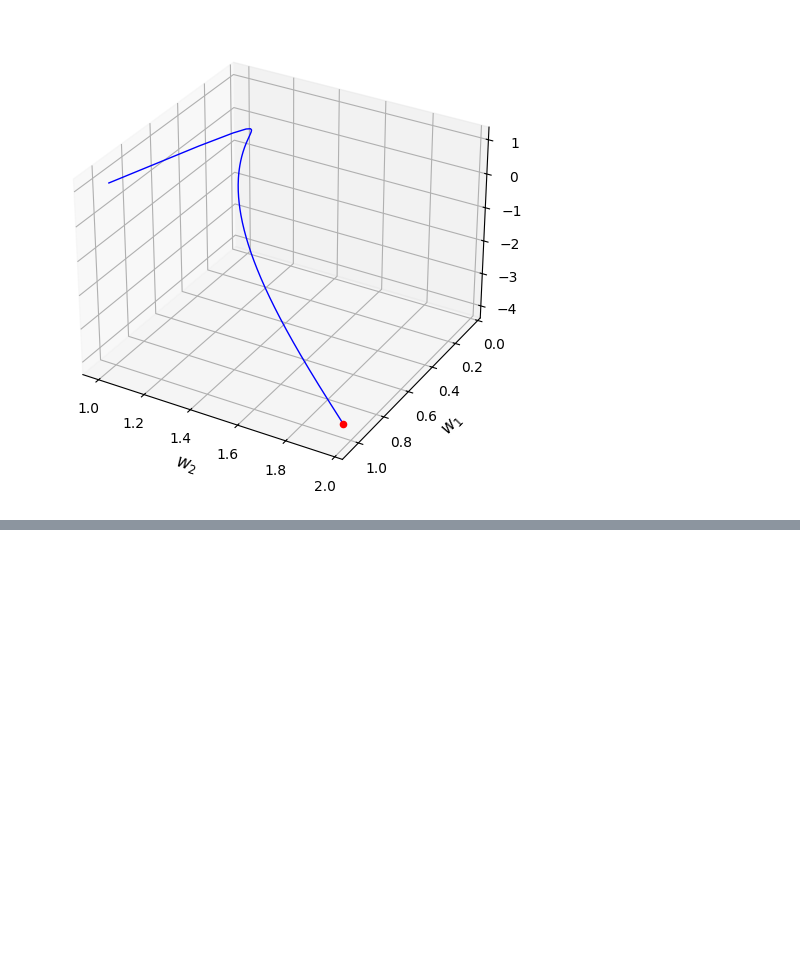
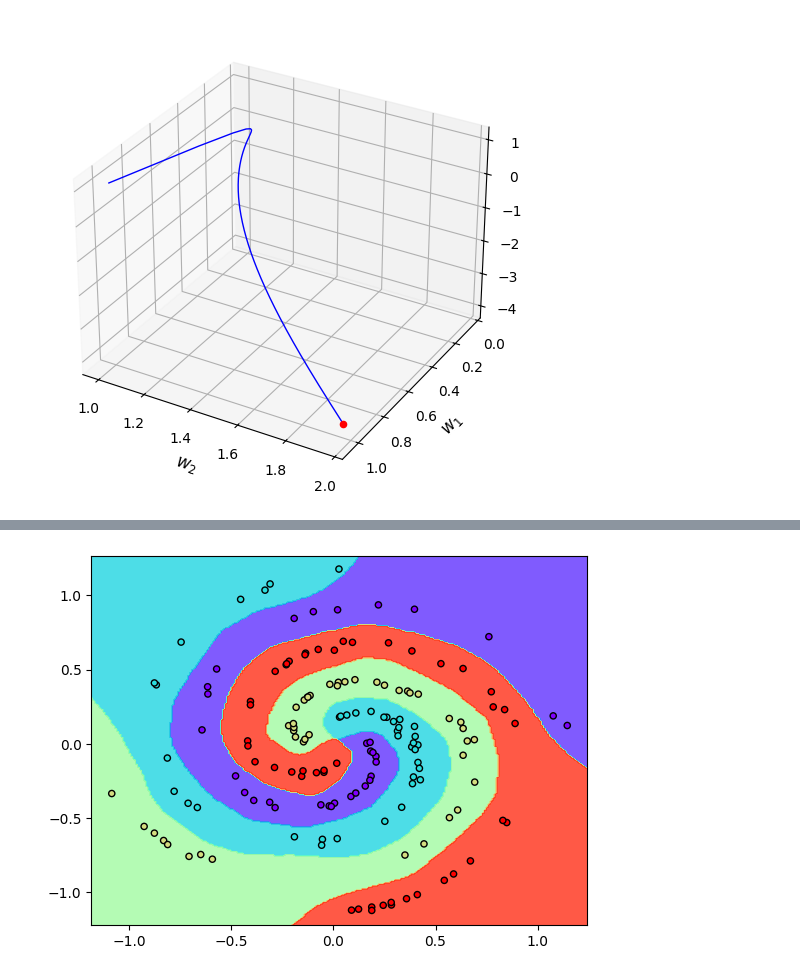
Before and after one commit to kajok88/Intro2AI, a Jupyter notebook: teht.ipynb, the cells around one changed output, grey strips where cells are left out. Saved outputs shown, nothing was run; the diff lists cells and outputs as text; code cells hidden in the pictures; blank space fills up the shorter version.

Commit message:
made it up to neural network exercises

```diff
--- a/teht.ipynb
+++ b/teht.ipynb
@@ -294,0 +522,74 @@ plt.show()
+# %%
+#-------------------------
+#---- Neural Networks ----
+#-------------------------
+
+# Teht. 1. (8.)
+import numpy as np
+import matplotlib.pyplot as plt
+import pandas as pd
+import tensorflow as tf
+
+from sklearn.model_selection import train_test_split
+from tensorflow.keras.models import Sequential
+from tensorflow.keras.layers import Dense
+from tensorflow.keras.optimizers import Adam
+
+# Generate the dataset
+np.random.seed(0)
+n = 200
+th = np.linspace(0, 2 * np.pi, n)
+r = 0.15 + np.linspace(0, 1, n)
+e = 0.02 * np.random.randn(n)
+
+x11, x12 = r * np.cos(-th) + e, r * np.sin(-th) + e
+x21, x22 = r * np.cos(np.pi/2 - th) + e, r * np.sin(np.pi/2 - th) + e
+x31, x32 = r * np.cos(np.pi - th) + e, r * np.sin(np.pi - th) + e
+x41, x42 = r * np.cos(3 * np.pi/2 - th) + e, r * np.sin(3 * np.pi/2 - th) + e
+
+# Combine data
+X = np.vstack((
+    np.column_stack((x11, x12)),
+    np.column_stack((x21, x22)),
+    np.column_stack((x31, x32)),
+    np.column_stack((x41, x42))
+))
+y = np.array([0]*n + [1]*n + [2]*n + [3]*n)
+
+# Split data into training and testing sets
+X_train, X_test, y_train, y_test = train_test_split(X, y, test_size=0.2, random_state=0)
+
+# Build the model
+model = Sequential([
+    Dense(32, activation='relu', input_shape=(2,)),
+    Dense(64, activation='relu'),
+    Dense(64, activation='relu'),
+    Dense(4, activation='softmax')  # 4 output classes
+])
+
+# Compile the model
+model.compile(optimizer=Adam(learning_rate=0.01),
+              loss='sparse_categorical_crossentropy',
+              metrics=['accuracy'])
+
+# Train the model
+history = model.fit(X_train, y_train, epochs=50, batch_size=16, validation_split=0.2, verbose=1)
+
+# Evaluate the model
+test_loss, test_accuracy = model.evaluate(X_test, y_test, verbose=0)
+print(f"Test Accuracy: {test_accuracy:.4f}")
+
+# Plot decision boundaries
+def plot_decision_boundaries(X, y, model):
+    x_min, x_max = X[:, 0].min() - 0.1, X[:, 0].max() + 0.1
+    y_min, y_max = X[:, 1].min() - 0.1, X[:, 1].max() + 0.1
+    xx, yy = np.meshgrid(np.arange(x_min, x_max, 0.01),
+                         np.arange(y_min, y_max, 0.01))
+    Z = np.argmax(model.predict(np.c_[xx.ravel(), yy.ravel()]), axis=1)
+    Z = Z.reshape(xx.shape)
+    plt.contourf(xx, yy, Z, alpha=0.8, cmap=plt.cm.rainbow)
+    plt.scatter(X[:, 0], X[:, 1], c=y, s=20, edgecolor='k', cmap=plt.cm.rainbow)
+    plt.show()
+
+plot_decision_boundaries(X_test, y_test, model)
+# %% [output]
@@ -294,0 +613 @@ plt.show()
+[figure, added]
```
Also changed, not shown: parts of 5 cells of this notebook.
